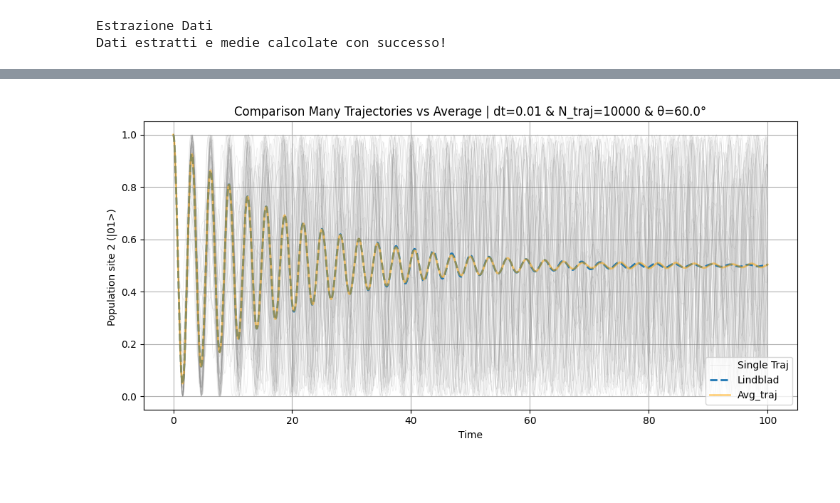
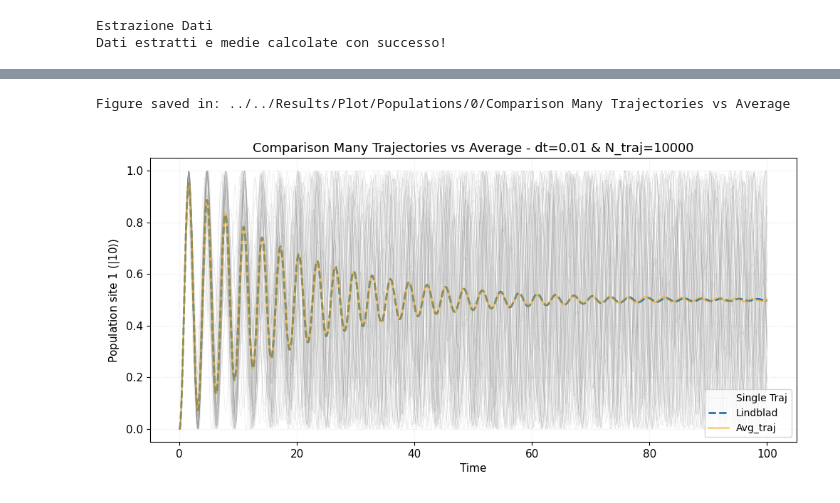
Before and after one commit to francescociavarella/Collisional-Methods, a Jupyter notebook: Codes/Intermediate/Plot_rho_complete.ipynb, the cells around one changed output, grey strips where cells are left out. Saved outputs shown, nothing was run; the diff lists cells and outputs as text; code cells hidden in the pictures.

```diff
--- a/Codes/Intermediate/Plot_rho_complete.ipynb
+++ b/Codes/Intermediate/Plot_rho_complete.ipynb
@@ -10,7 +10,7 @@ import os
 # Physical & Simulation Parameters
 # ====================================
 # Theta angle in degrees, H_Coll Direction
-theta_target_deg = 45.0  # change angle here
+theta_target_deg = 0.0  # change angle here
 theta_rad = np.radians(theta_target_deg)
 
 # Site selector: 0 for |10>, 1 for |01>
@@ -32,7 +32,7 @@ if theta_target_deg.is_integer():
 else:
     angle_folder = str(theta_target_deg)
 
-Output_dir = os.path.join("../Results/Plot/Populations", angle_folder)
+Output_dir = os.path.join("../../Results/Plot/Populations", angle_folder)
 os.makedirs(Output_dir, exist_ok=True)
 
 # --- 2. Global Style Settings (Matplotlib rcParams) ---
@@ -65,7 +65,7 @@ def save_fig(fig, filename):
 # =================
 # Input Data Setup
 # =================
-Input_dir = "../Results/Data/Complete_rho"
+Input_dir = "../../Results/Data/Complete_rho"
 
 # Format theta and dt for filename
 theta_str = f"{theta_rad:.6f}".replace(".", "p")
@@ -203,26 +210,30 @@ plt.show()
 # %%
 # ===================================================
 # Comparison Single Trajectory vs Average vs Lindblad
 # ===================================================
+
+plt.close('all')
+
 fig03, ax = plt.subplots(figsize=(10, 5))
 
 for i in range(single_trajs_01.shape[1]):
-    plt.plot(times, single_trajs[:, i], color='gray', alpha=0.15, linewidth=0.5,
+    ax.plot(times, single_trajs[:, i], color='gray', alpha=0.15, linewidth=0.5,
              label='Single Traj' if i==0 else "")
 
 ax.plot(times, pop_lindblad, label=r'Lindblad', linewidth=2, linestyle='--')
 ax.plot(times, avg_pop, label=r'Avg_traj', linewidth=2, color='orange',  alpha=0.5)
 
-ax.set_title(f'Comparison Many Trajectories vs Average | dt={dt} & N_traj={N_traj} & θ={np.degrees(theta_value):.1f}°')
+ax.set_title(f'Comparison Many Trajectories vs Average - dt={dt} & N_traj={N_traj}')
 ax.set_xlabel('Time')
 ax.set_ylabel(f'Population site {label_site} ') # change site
 ax.legend()
 
 # Automatically save the figure (PNG + PDF)
 filename_03 = 'Comparison Many Trajectories vs Average'
 save_fig(fig03, filename_03)
 plt.show()
 # %% [output]
+Figure saved in: ../../Results/Plot/Populations/0/Comparison Many Trajectories vs Average
-[figure, old version]
+[figure, new version]
 # %%
 fig04, ax = plt.subplots(figsize=(10, 5))
```
Also changed, not shown: parts of 4 cells of this notebook.
